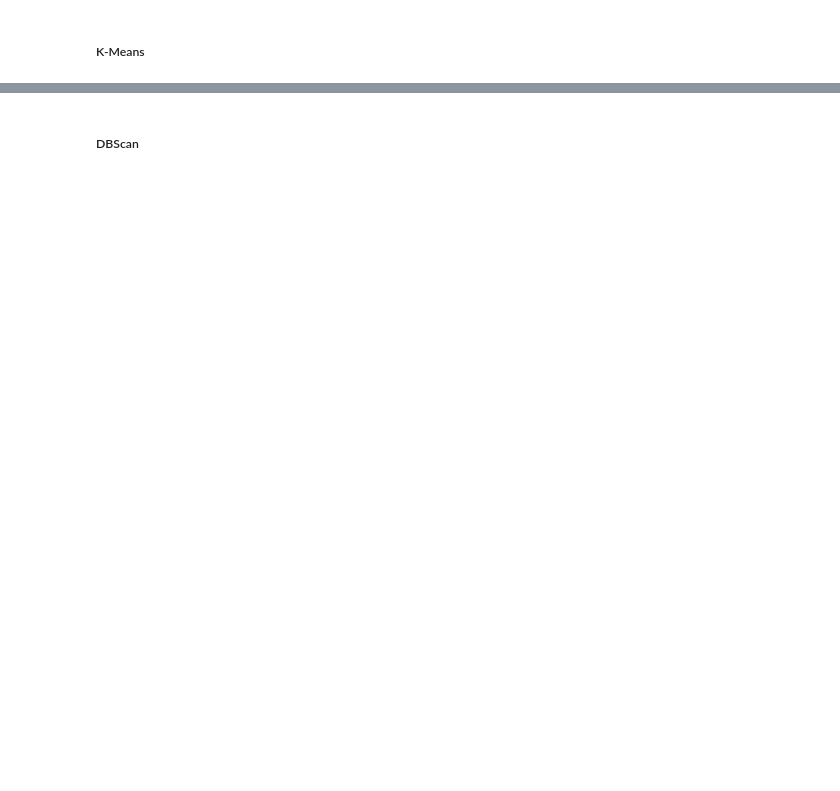
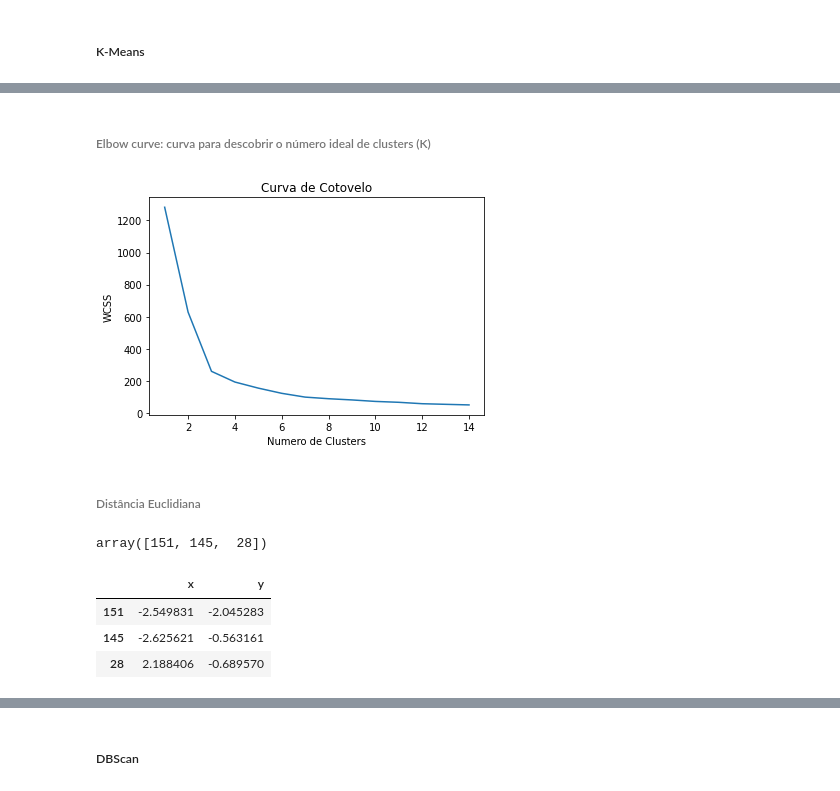
Before and after one commit to ldocarvalho/Analise-Grupos-Wine, a Jupyter notebook: TP3_AnaliseGrupos.ipynb, the cells around one changed output, grey strips where cells are left out. Saved outputs shown, nothing was run; the diff lists cells and outputs as text; code cells hidden in the pictures; blank space fills up the shorter version.

```diff
--- a/TP3_AnaliseGrupos.ipynb
+++ b/TP3_AnaliseGrupos.ipynb
@@ -208,0 +154,21 @@ Name: x, dtype: float64
+# %% [markdown]
+###### Elbow curve: curva para descobrir o número ideal de clusters (K)
+# %%
+from sklearn.cluster import KMeans
+
+wcss = []
+
+for i in range(1, 15):
+    kmeans = KMeans(n_clusters = i, max_iter = 300, n_init = 10, random_state = 0)
+    kmeans.fit(dfWines_reduced)
+    wcss.append(kmeans.inertia_)
+
+plt.plot(range(1, 15), wcss)
+plt.title('Curva de Cotovelo')
+plt.xlabel('Numero de Clusters')
+plt.ylabel('WCSS')
+plt.show()
+# %% [output]
+[figure, added]
+# %% [markdown]
+###### Distância Euclidiana
@@ -208,0 +201,19 @@ Name: x, dtype: float64
+# %%
+idx = np.random.randint(0, len(dfWines_reduced), 3)
+idx
+# %% [output]
+array([151, 145,  28])
+# %%
+k = 3
+C_Euclidean = dfWines_reduced.loc[idx]
+C_Euclidean = C_Euclidean.astype(np.float)
+G_kmeans_Euclidean = np.zeros(len(dfWines_reduced.values))
+dif_fc = 1
+fc=0
+it = 0
+C_Euclidean
+# %% [output]
+|  | x | y |
+| 151 | -2.549831 | -2.045283 |
+| 145 | -2.625621 | -0.563161 |
+| 28 | 2.188406 | -0.689570 |
```
Also changed, not shown: parts of 84 cells of this notebook.
